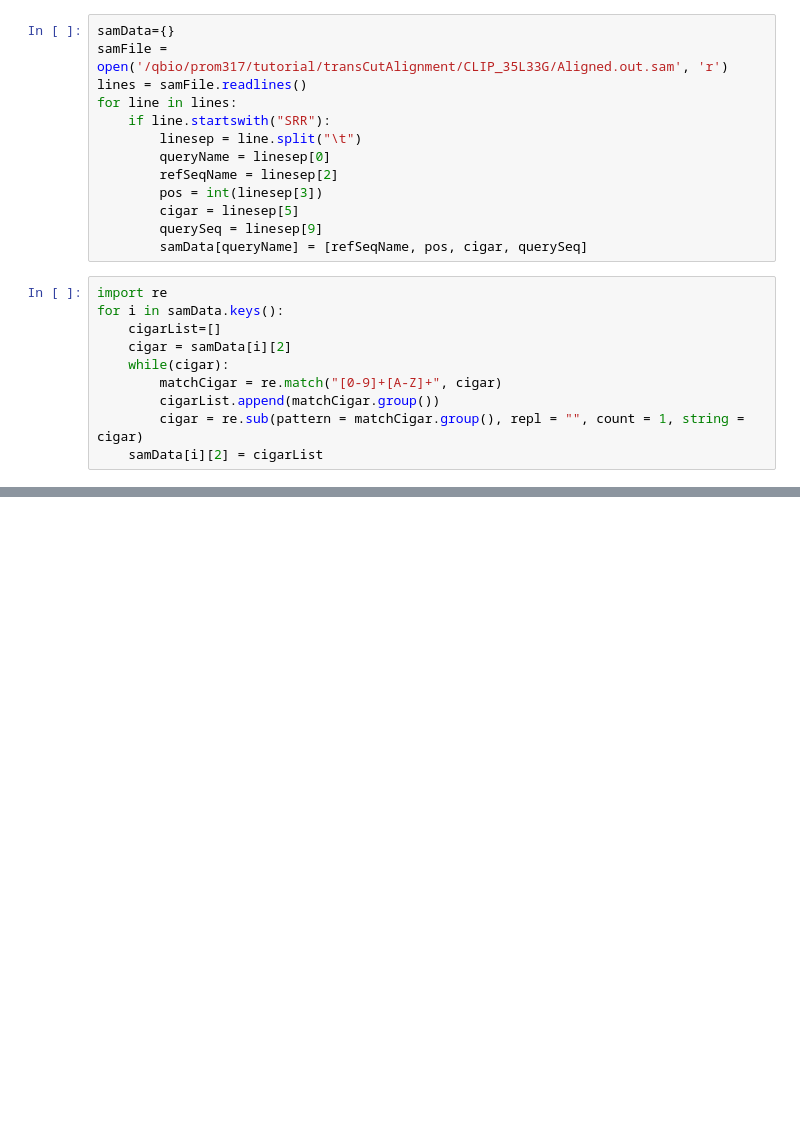
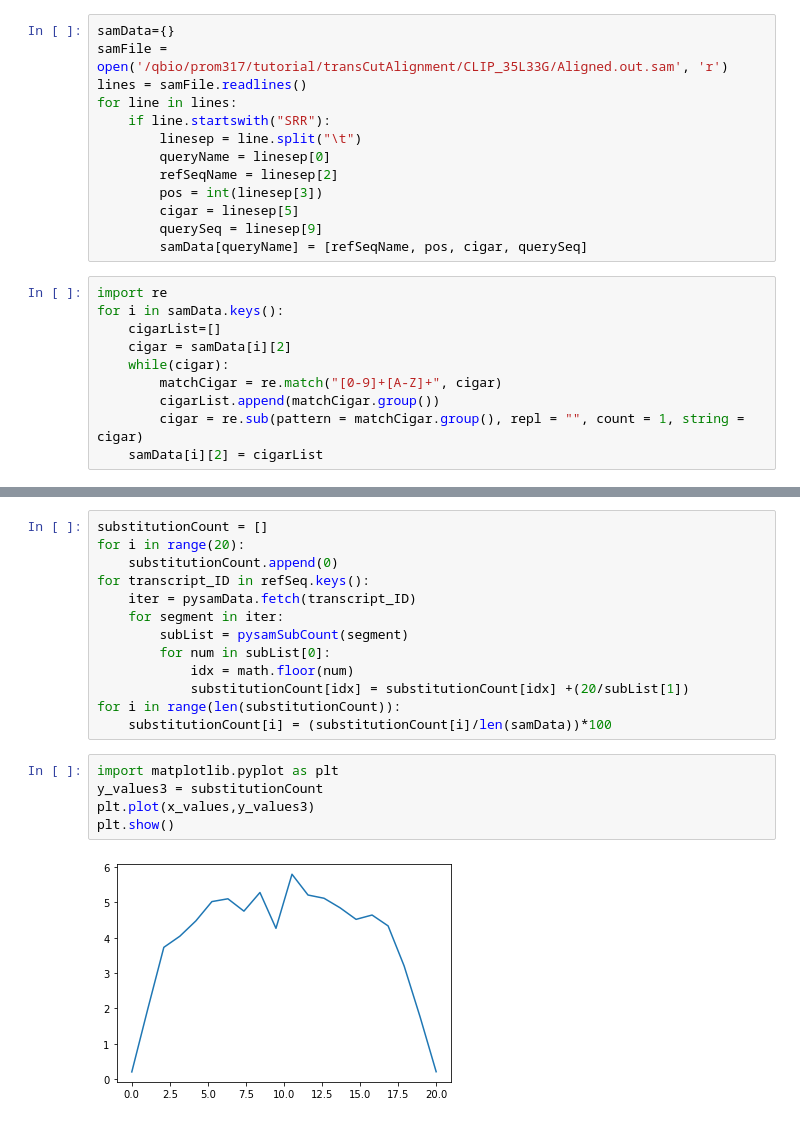
Before and after one commit to JH317/21SpringIntern, a Jupyter notebook: FigureS2CD/FigureS2CD.ipynb, the cells around one changed output, grey strips where cells are left out. Saved outputs shown, nothing was run; the diff lists cells and outputs as text; blank space fills up the shorter version.

```diff
--- a/FigureS2CD/FigureS2CD.ipynb
+++ b/FigureS2CD/FigureS2CD.ipynb
@@ -55,0 +131,20 @@ for x in iter:
+# %%
+substitutionCount = []
+for i in range(20):
+    substitutionCount.append(0)
+for transcript_ID in refSeq.keys():
+    iter = pysamData.fetch(transcript_ID)
+    for segment in iter:
+        subList = pysamSubCount(segment)
+        for num in subList[0]:
+            idx = math.floor(num)
+            substitutionCount[idx] = substitutionCount[idx] +(20/subList[1])
+for i in range(len(substitutionCount)):
+    substitutionCount[i] = (substitutionCount[i]/len(samData))*100
+# %%
+import matplotlib.pyplot as plt
+y_values3 = substitutionCount
+plt.plot(x_values,y_values3)
+plt.show()
+# %% [output]
+[figure, added]
```
Also changed, not shown: parts of 8 cells of this notebook.
